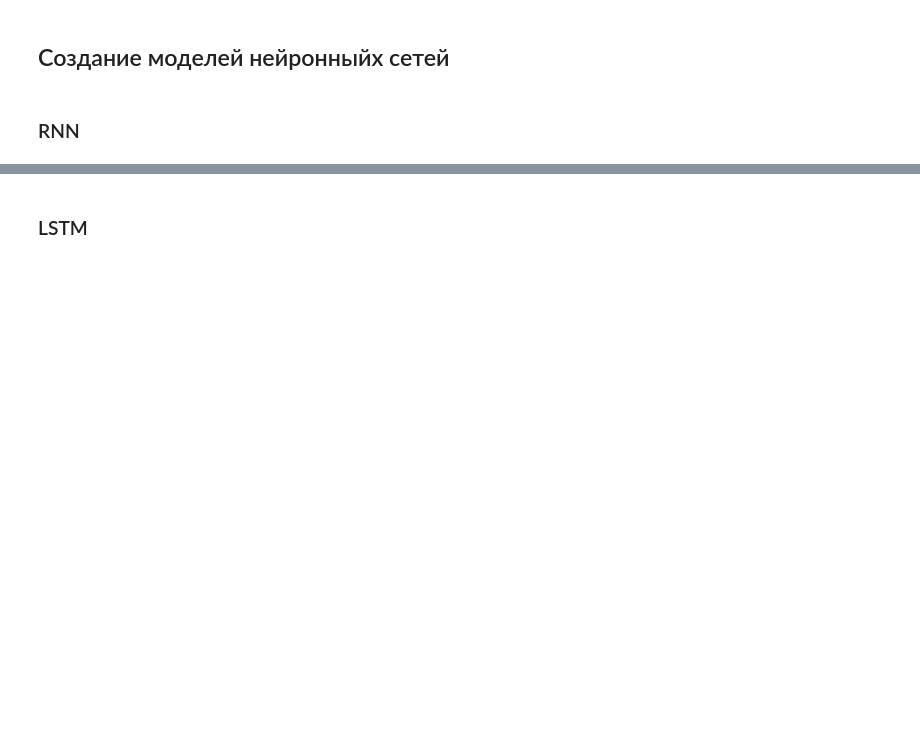
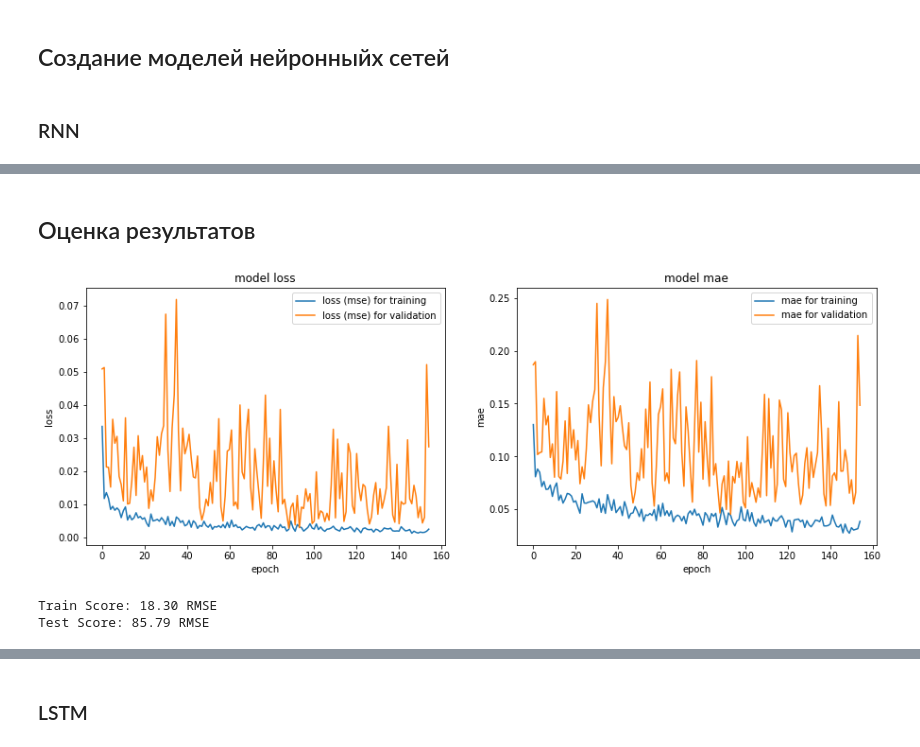
Before and after one commit to rttrif/Training_Repository_TrifonovRS, a Jupyter notebook: [GeekBrains] Introduction to Neural Networks/Урок 5. Рекуррентные нейронные сети/Урок 5. Рекуррентные нейронные сети.ipynb, the cells around one changed output, grey strips where cells are left out. Drawn from its saved outputs; the diff is of its cells as text; code cells hidden in the pictures; blank space fills up the shorter version.

```diff
--- a/[GeekBrains] Introduction to Neural Networks/Урок 5. Рекуррентные нейронные сети/Урок 5. Рекуррентные нейронные сети.ipynb
+++ b/[GeekBrains] Introduction to Neural Networks/Урок 5. Рекуррентные нейронные сети/Урок 5. Рекуррентные нейронные сети.ipynb
@@ -113,8 +116,8 @@ plt.show()
 # %%
-train_size = int(len(airline_passengers_df) * 0.60)
-test_size = len(airline_passengers_df) - train_size
-train = airline_passengers_df_sc[0:train_size,:]
-test = airline_passengers_df_sc[train_size:len(airline_passengers_df),:]
+train_size = int(len(dataset) * 0.60)
+test_size = len(dataset) - train_size
+train = dataset_scaled[0:train_size,:]
+test = dataset_scaled[train_size:len(dataset),:]
 print("train size: {}, test size: {} ".format(len(train), len(test)))
 # %% [output]
 train size: 83, test size: 56
@@ -131,10 +134,10 @@ trainY = np.array(dataY)
 # %%
 dataX = []
 dataY = []
-for i in range(len(test)-time_stemp-1):
-    a = test[i:(i+time_stemp), 0]
+for i in range(len(test)-timestemp-1):
+    a = test[i:(i+timestemp), 0]
     dataX.append(a)
-    dataY.append(test[i + time_stemp, 0])
+    dataY.append(test[i + timestemp, 0])
 testX = np.array(dataX)
 testY = np.array(dataY)
 # %%
@@ -205,0 +209,6 @@ TypeError: Cannot convert a symbolic Keras input/output to a numpy array. This e
+# %%
+history_1 = model_1.fit(trainX, trainY,
+                        batch_size=1,
+                        epochs=155,
+                        verbose=2,
+                        validation_data=(testX, testY))
@@ -205,0 +233,39 @@ TypeError: Cannot convert a symbolic Keras input/output to a numpy array. This e
+# %% [markdown]
+## Оценка результатов
+# %%
+fig, (axL, axR) = plt.subplots(ncols=2, figsize=(15, 5))
+axL.plot(history_1.history['loss'], label="loss (mse) for training")
+axL.plot(history_1.history['val_loss'], label="loss (mse) for validation")
+axL.set_title('model loss')
+axL.set_xlabel('epoch')
+axL.set_ylabel('loss')
+axL.legend(loc='upper right')
+
+axR.plot(history_1.history['mae'], label="mae for training")
+axR.plot(history_1.history['val_mae'], label="mae for validation")
+axR.set_title('model mae')
+axR.set_xlabel('epoch')
+axR.set_ylabel('mae')
+axR.legend(loc='upper right')
+
+plt.show()
+# %% [output]
+[figure, added]
+# %%
+trainPredict = model_1.predict(trainX)
+testPredict = model_1.predict(testX)
+
+# invert predictions
+trainPredict = scaler.inverse_transform(trainPredict)
+trainY = scaler.inverse_transform([trainY])
+testPredict = scaler.inverse_transform(testPredict)
+testY = scaler.inverse_transform([testY])
+
+# calculate root mean squared error
+trainScore = math.sqrt(mean_squared_error(trainY[0], trainPredict[:,0]))
+print('Train Score: %.2f RMSE' % (trainScore))
+testScore = math.sqrt(mean_squared_error(testY[0], testPredict[:,0]))
+print('Test Score: %.2f RMSE' % (testScore))
+# %% [output]
+Train Score: 18.30 RMSE
+Test Score: 85.79 RMSE
```
Also changed, not shown: parts of 30 cells of this notebook.
